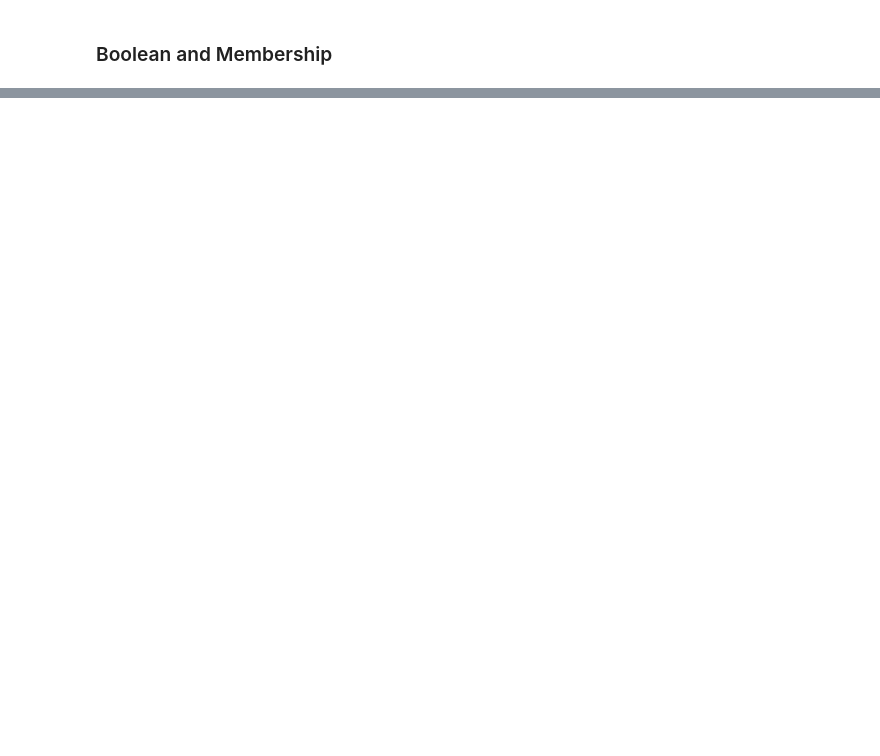
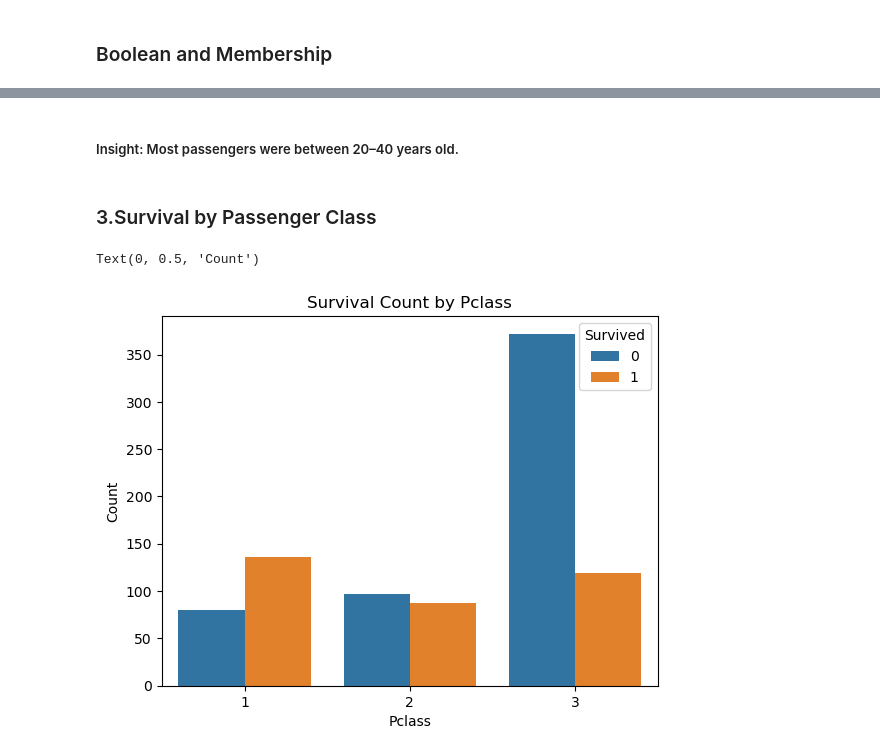
Before and after one commit to Ambily313/Titanic-Pandas-EDA, a Jupyter notebook: Titanic_Eda.ipynb, the cells around one changed output, grey strips where cells are left out. Saved outputs shown, nothing was run; the diff lists cells and outputs as text; code cells hidden in the pictures; blank space fills up the shorter version.

```diff
--- a/Titanic_Eda.ipynb
+++ b/Titanic_Eda.ipynb
@@ -586,0 +729,12 @@ Check if any passenger is older than 80.
+# %% [markdown]
+##### Insight: Most passengers were between 20–40 years old.
+# %% [markdown]
+### 3.Survival by Passenger Class
+# %%
+sns.countplot(data=df,x='Pclass',hue='Survived')
+plt.title("Survival Count by Pclass")
+plt.xlabel("Pclass")
+plt.ylabel("Count")
+# %% [output]
+Text(0, 0.5, 'Count')
+[figure, added]
```
Also changed, not shown: parts of 30 cells of this notebook.
